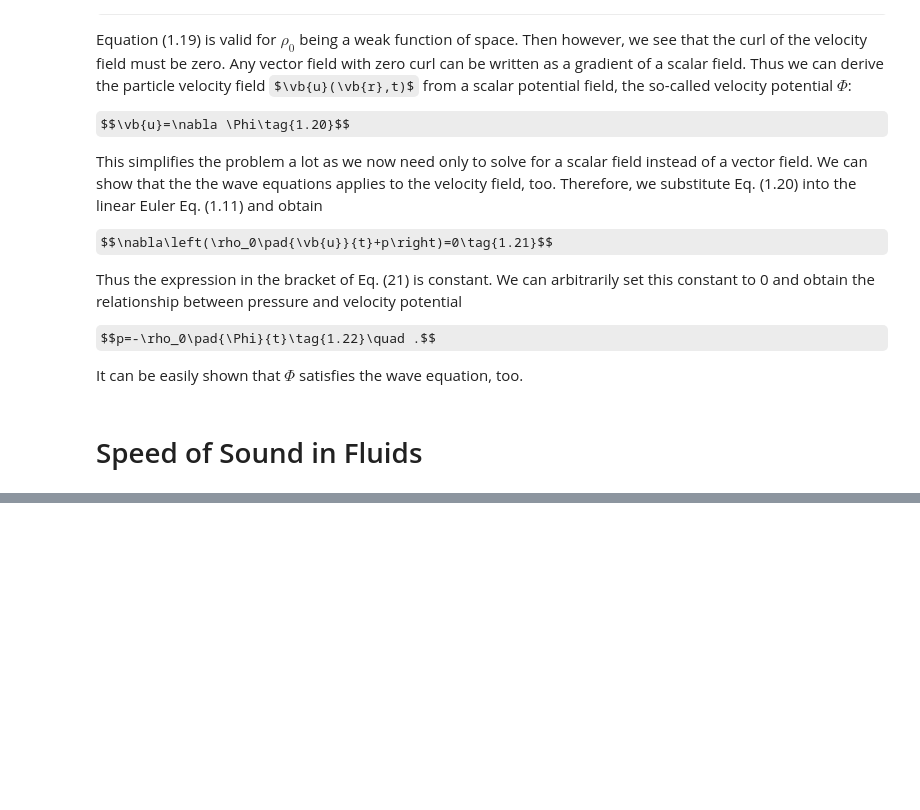
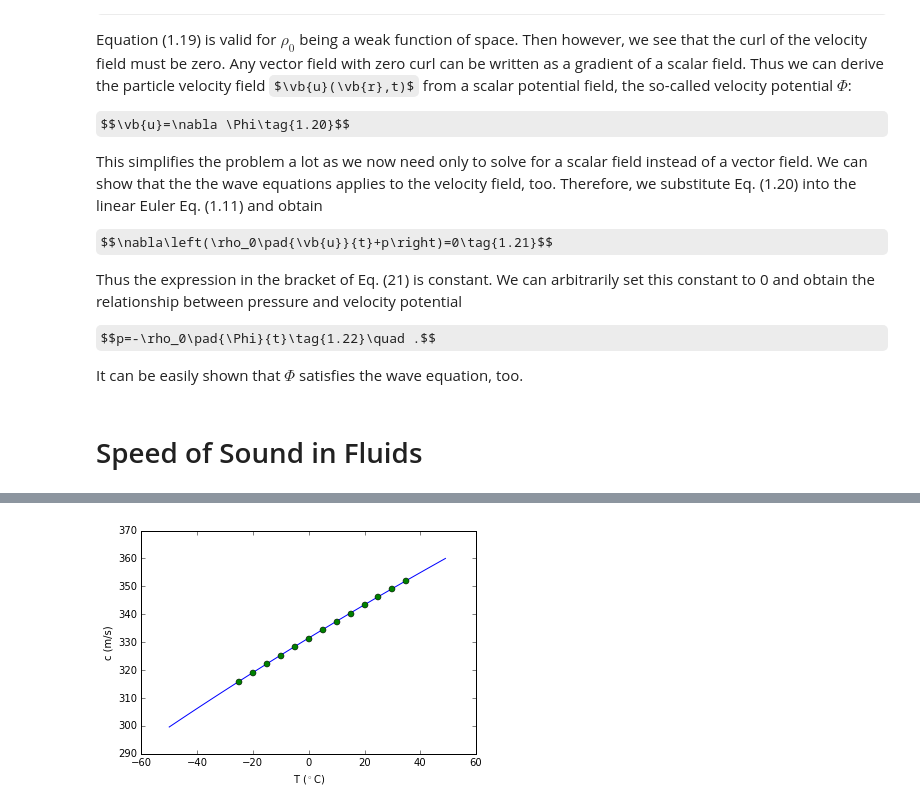
Before and after one commit to cdohl/PH4606, a Jupyter notebook: lecture 1.ipynb, the cells around one changed output, grey strips where cells are left out. Drawn from its saved outputs; the diff is of its cells as text; code cells hidden in the pictures; some formulas as TeX source; blank space fills up the shorter version.

```diff
--- a/lecture 1.ipynb
+++ b/lecture 1.ipynb
@@ -180,0 +210,15 @@ TODO
+# %%
+%matplotlib inline
+import numpy#array operations
+import matplotlib.pyplot as plt #plotting
+#taken from https://en.wikipedia.org/wiki/Speed_of_sound#Tables
+data=numpy.array([[35,351.88],[30,349.02],[25,346.13],[20,343.21],[15,340.27],\
+                  [10,337.31],[5,334.32],[0,331.30],[-5,328.25],[-10,325.18],\
+                  [-15,322.07],[-20,318.94],[-25,315.77]])
+TC=numpy.arange(-50,50,1)
+c0=331.5
+plt.plot(TC,c0*numpy.sqrt(1.+TC/273.),data[:,0],data[:,1],'o')
+plt.xlabel('T ($^\circ$C)')
+plt.ylabel('c (m/s)');
+# %% [output]
+[figure, added]
```
Also changed, not shown: parts of 7 cells of this notebook, 3 other files.
